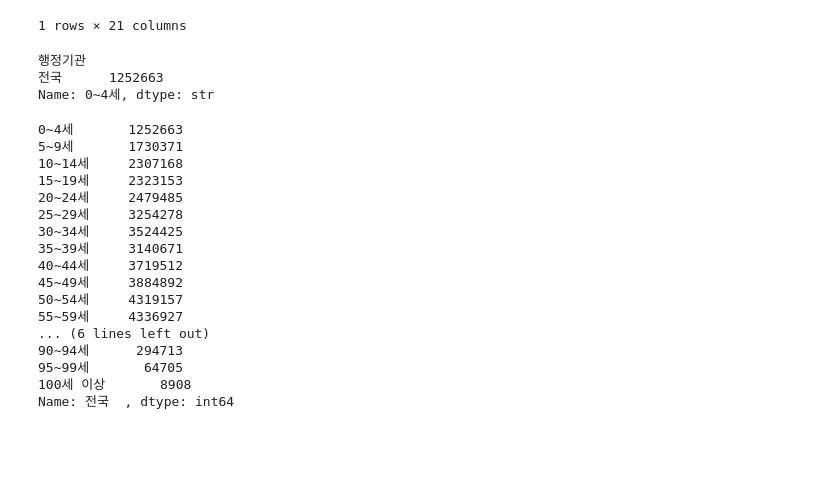
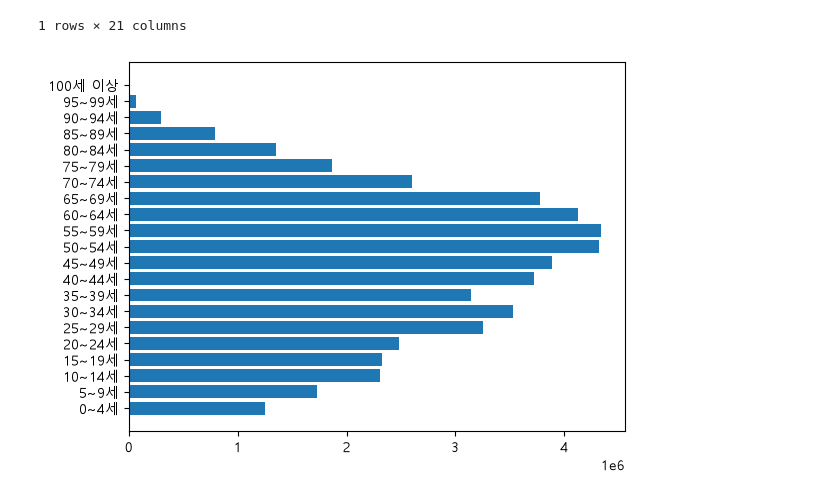
Before and after one commit to EPONINEE26/aix_data_0928, a Jupyter notebook: p1006/p1006_05.ipynb, the cells around one changed output. Saved outputs shown, nothing was run; the diff lists cells and outputs as text; code cells hidden in the pictures; blank space fills up the shorter version.

```diff
--- a/p1006/p1006_05.ipynb
+++ b/p1006/p1006_05.ipynb
@@ -16,31 +16,18 @@ df
 1 rows × 21 columns
 # %%
 # 막대그래프를 출력하시오
-df['0~4세'].str.replace(',','').astype(str)
+# df['0~4세'].str.replace(',','').astype(str)
+# df.iloc[0]=(df.iloc[0].astype(str).str.replace(',',''))
+# df.iloc[0].str.replace(',','').astype(int)
+
+df2=df.iloc[0].str.replace(',','').astype(int)
+df2
+x = df2.index
+y = df2.values
+plt.barh(x,y)
+plt.show()
 # %% [output]
-행정기관
-전국      1252663
-Name: 0~4세, dtype: str
+[figure, added]
-# %%
-df.iloc[0].str.replace(',','').astype(int)
-# %% [output]
-0~4세       1252663
-5~9세       1730371
-10~14세     2307168
-15~19세     2323153
-20~24세     2479485
-25~29세     3254278
-30~34세     3524425
-35~39세     3140671
-40~44세     3719512
-45~49세     3884892
-50~54세     4319157
-55~59세     4336927
-... (6 lines left out)
-90~94세      294713
-95~99세       64705
-100세 이상       8908
-Name: 전국  , dtype: int64
 # %%
 idx=np.arange(len(df.iloc[0]))
 # %%
```
Also changed, not shown: parts of 6 cells of this notebook, 9 other files.
